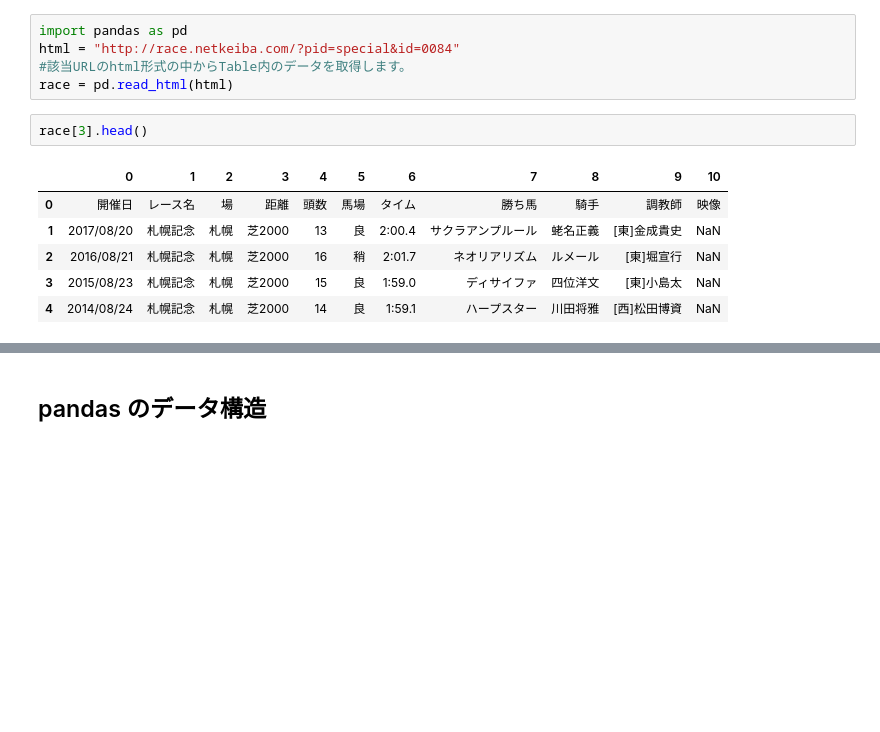
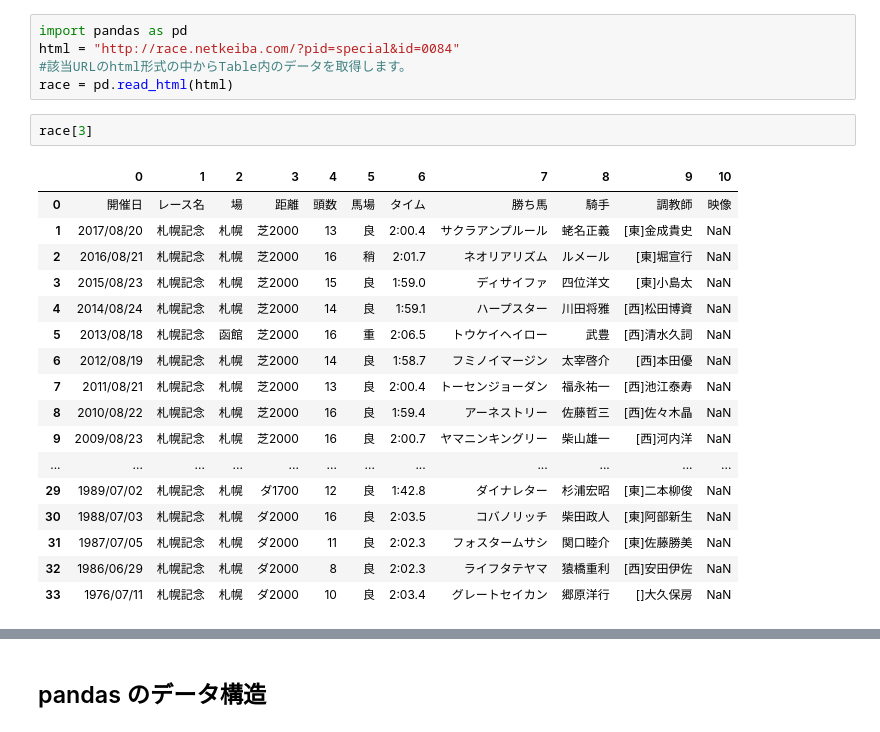
Before and after one commit to yobee/201808_lespy, a Jupyter notebook: 2018_03_pandas/03_01_pandas_lesson.ipynb, the cells around one changed output, grey strips where cells are left out. Drawn from its saved outputs; the diff is of its cells as text; blank space fills up the shorter version.

```diff
--- a/2018_03_pandas/03_pandas_lesson.ipynb
+++ b/2018_03_pandas/03_01_pandas_lesson.ipynb
@@ -66,11 +66,22 @@ html = "http://race.netkeiba.com/?pid=special&id=0084"
 #該当URLのhtml形式の中からTable内のデータを取得します。
 race = pd.read_html(html)
 # %%
-race[3].head()
+race[3]
 # %% [output]
 |  | 0 | 1 | 2 | 3 | 4 | 5 | 6 | 7 | 8 | 9 | 10 |
 | 0 | 開催日 | レース名 | 場 | 距離 | 頭数 | 馬場 | タイム | 勝ち馬 | 騎手 | 調教師 | 映像 |
 | 1 | 2017/08/20 | 札幌記念 | 札幌 | 芝2000 | 13 | 良 | 2:00.4 | サクラアンプルール | 蛯名正義 | [東]金成貴史 | NaN |
 | 2 | 2016/08/21 | 札幌記念 | 札幌 | 芝2000 | 16 | 稍 | 2:01.7 | ネオリアリズム | ルメール | [東]堀宣行 | NaN |
 | 3 | 2015/08/23 | 札幌記念 | 札幌 | 芝2000 | 15 | 良 | 1:59.0 | ディサイファ | 四位洋文 | [東]小島太 | NaN |
 | 4 | 2014/08/24 | 札幌記念 | 札幌 | 芝2000 | 14 | 良 | 1:59.1 | ハープスター | 川田将雅 | [西]松田博資 | NaN |
+| 5 | 2013/08/18 | 札幌記念 | 函館 | 芝2000 | 16 | 重 | 2:06.5 | トウケイヘイロー | 武豊 | [西]清水久詞 | NaN |
+| 6 | 2012/08/19 | 札幌記念 | 札幌 | 芝2000 | 14 | 良 | 1:58.7 | フミノイマージン | 太宰啓介 | [西]本田優 | NaN |
+| 7 | 2011/08/21 | 札幌記念 | 札幌 | 芝2000 | 13 | 良 | 2:00.4 | トーセンジョーダン | 福永祐一 | [西]池江泰寿 | NaN |
+| 8 | 2010/08/22 | 札幌記念 | 札幌 | 芝2000 | 16 | 良 | 1:59.4 | アーネストリー | 佐藤哲三 | [西]佐々木晶 | NaN |
+| 9 | 2009/08/23 | 札幌記念 | 札幌 | 芝2000 | 16 | 良 | 2:00.7 | ヤマニンキングリー | 柴山雄一 | [西]河内洋 | NaN |
+| ... | ... | ... | ... | ... | ... | ... | ... | ... | ... | ... | ... |
+| 29 | 1989/07/02 | 札幌記念 | 札幌 | ダ1700 | 12 | 良 | 1:42.8 | ダイナレター | 杉浦宏昭 | [東]二本柳俊 | NaN |
+| 30 | 1988/07/03 | 札幌記念 | 札幌 | ダ2000 | 16 | 良 | 2:03.5 | コバノリッチ | 柴田政人 | [東]阿部新生 | NaN |
+| 31 | 1987/07/05 | 札幌記念 | 札幌 | ダ2000 | 11 | 良 | 2:02.3 | フォスタームサシ | 関口睦介 | [東]佐藤勝美 | NaN |
+| 32 | 1986/06/29 | 札幌記念 | 札幌 | ダ2000 | 8 | 良 | 2:02.3 | ライフタテヤマ | 猿橋重利 | [西]安田伊佐 | NaN |
+| 33 | 1976/07/11 | 札幌記念 | 札幌 | ダ2000 | 10 | 良 | 2:03.4 | グレートセイカン | 郷原洋行 | []大久保房 | NaN |
```
Also changed, not shown: parts of 3 cells of this notebook.
